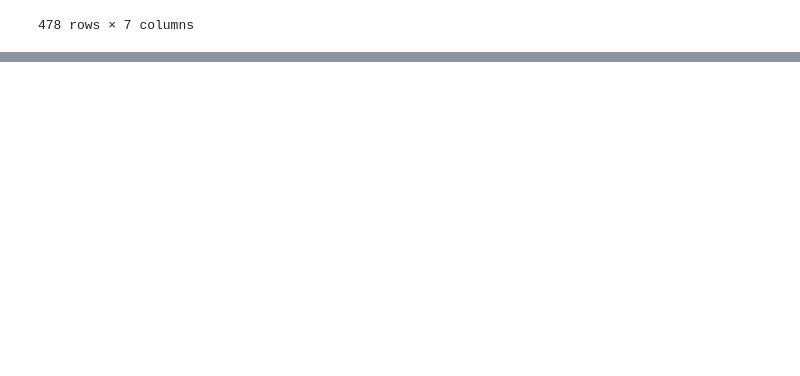
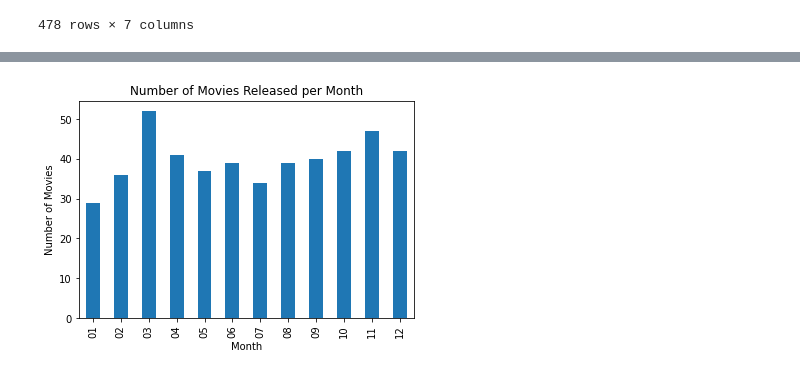
Before and after one commit to robinkhan1984/Disney_Movies, a Jupyter notebook: Disney_Garrett.ipynb, the cells around one changed output, grey strips where cells are left out. Drawn from its saved outputs; the diff is of its cells as text; code cells hidden in the pictures; blank space fills up the shorter version.

Commit message:
adding charts

```diff
--- a/Disney_Garrett.ipynb
+++ b/Disney_Garrett.ipynb
@@ -61,3 +72,14 @@ clean_file
 | 577 | Moana | 2016-11-23 | 2016 | 11 | Adventure | PG | 246082029 |
 | 578 | Rogue One: A Star Wars Story | 2016-12-16 | 2016 | 12 | Adventure | PG-13 | 529483936 |
 478 rows × 7 columns
+# %%
+# what months release the most movies?
+# count amount of movies released each month
+month_counts = clean_file["Release Month"].value_counts()
+# put months in ascending order
+month_counts = month_counts.sort_index(ascending=True)
+# got list of months
+months = clean_file["Release Month"].unique()
+# sorted index by month
+months = months.sort()
+month_counts
@@ -63,0 +100,9 @@ clean_file
+# %%
+# set up bar chart
+month_counts.plot.bar(x = "Release Month", y = month_counts,
+                     title = "Number of Movies Released per Month")
+plt.xlabel("Month")
+plt.ylabel("Number of Movies")
+plt.show()
+# %% [output]
+[figure, added]
```
Also changed, not shown: parts of 9 cells of this notebook.
